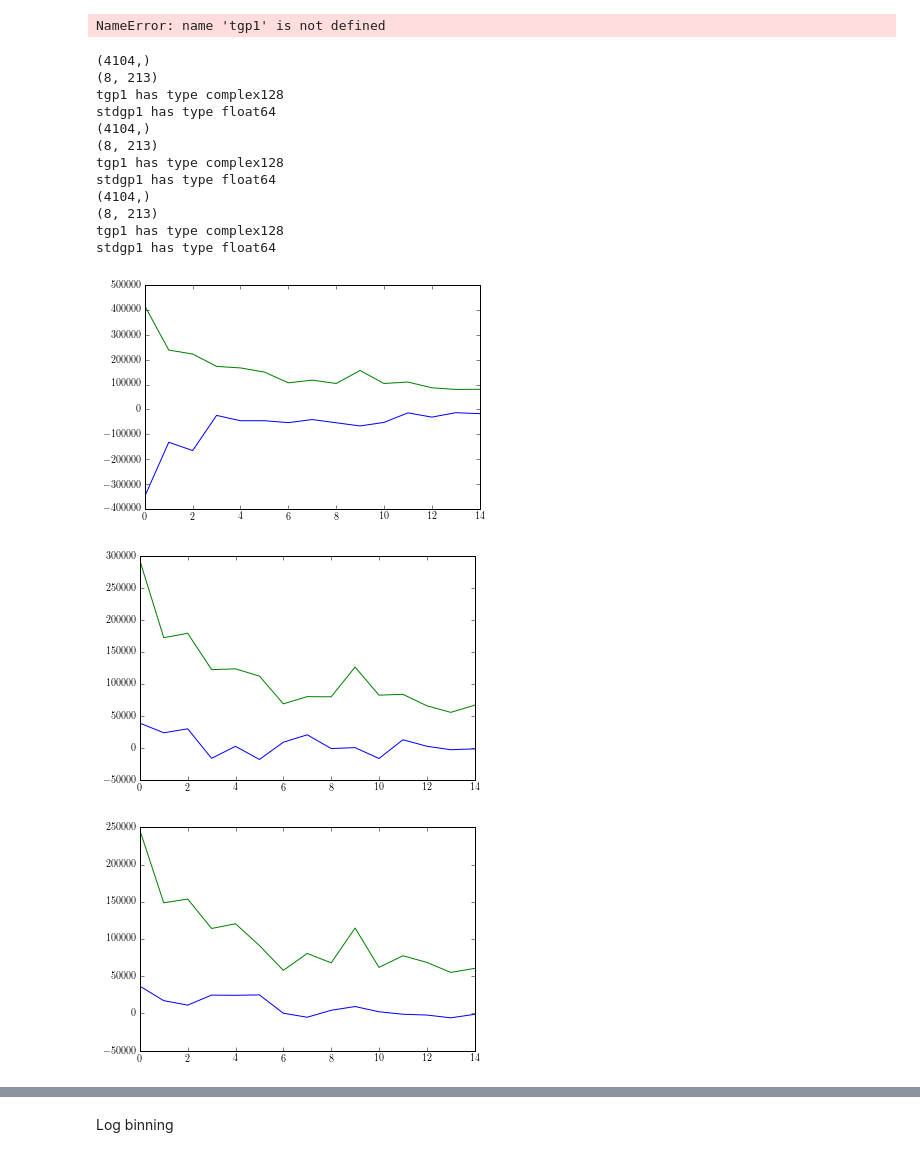
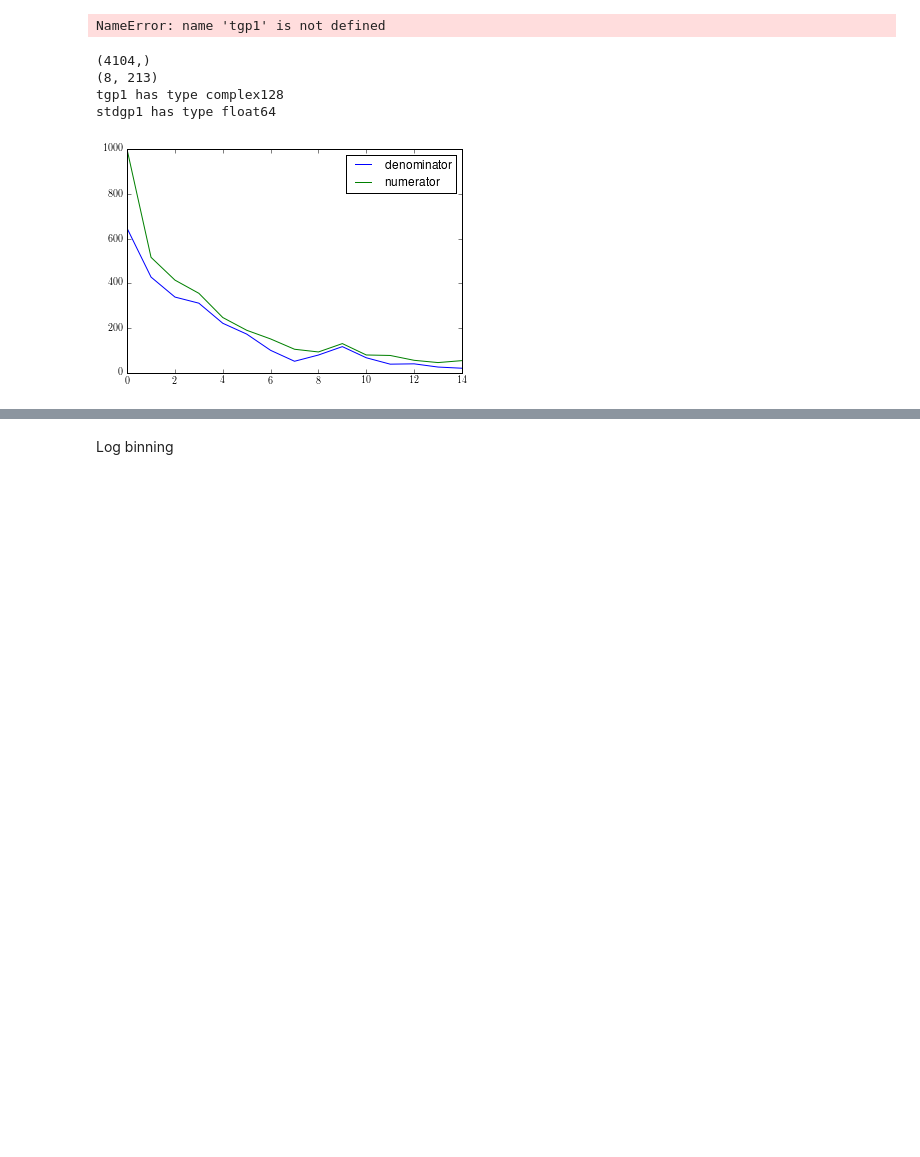
Before and after one commit to xiaozhengxu/scint_analysis, a Jupyter notebook: EVN_crab/process_frequency.ipynb, the cells around one changed output, grey strips where cells are left out. Drawn from its saved outputs; the diff is of its cells as text; code cells hidden in the pictures; blank space fills up the shorter version.

Commit message:
adding testing method

```diff
--- a/EVN_crab/process_frequency.ipynb
+++ b/EVN_crab/process_frequency.ipynb
@@ -267,9 +310,8 @@ def find_cc((fs1,fs1bg),(fs2,fs2bg), binned = 0, bin_no=16):
     fgp2bg=process_freq_spec(fs2bg,nchan,draw=0)
     tgp2bg=transform_to_timelag(fgp2bg,draw = 0)
 
-
+    time_lag_values = np.linspace(0,15,213)
     if binned:
-        time_lag_values = np.linspace(0,15,213)
 #         bins = np.logspace(np.log10(time_lag_values[1]),np.log10(15),bin_no)
         bins = np.linspace(0,15,bin_no)
         numerator_8 = np.zeros(shape = (0,bin_no-1))
@@ -279,7 +321,7 @@ def find_cc((fs1,fs1bg),(fs2,fs2bg), binned = 0, bin_no=16):
     for k in range(8):
         if binned:
             numerator = np.real(tgp1[k]*np.conj(tgp2[k]))
-            numerator_8 = np.append(numerator_8,np.array([bin_data(time_lag_values,numerator,bins)]) ,0)
+            numerator_8 = np.append(numerator_8,np.array([bin_data(time_lag_values,numerator,bins)]),0)
         else:
             numerator_8 = np.append(numerator_8,np.array([tgp1[k]*np.conj(tgp2[k])]),0)
 
@@ -289,6 +331,15 @@ def find_cc((fs1,fs1bg),(fs2,fs2bg), binned = 0, bin_no=16):
 #     print bgstd2[:10]
     numerator = numerator_8.mean(0)
 
+#     tgp1b = np.zeros(shape = (0,bin_no-1))
+#     tgp2b = np.zeros(shape = (0,bin_no-1))
+#     for k in range(8):
+#         tgp1b = np.append(tgp1b,np.array([bin_data(time_lag_values,tgp1[k],bins)]),0)
+#         tgp2b = np.append(tgp2b,np.array([bin_data(time_lag_values,tgp2[k],bins)]),0)
+
+#     denominator = np.std(tgp1b)*np.std(tgp2b)
+
+#     The old method of getting standard deviation
     stdgp1 = find_std(tgp1)
     print 'tgp1 has type', tgp1.dtype
     print 'stdgp1 has type',stdgp1.dtype
@@ -299,17 +350,25 @@ def find_cc((fs1,fs1bg),(fs2,fs2bg), binned = 0, bin_no=16):
         bgstd1b = bin_data(time_lag_values,bgstd1,bins)
         bgstd2b = bin_data(time_lag_values,bgstd2,bins)
         denominator = np.sqrt((stdgp1b**2-bgstd1b**2)*(stdgp2b**2-bgstd2b**2))
-#         denominator = np.sqrt((stdgp1b**2)*(stdgp2b**2))
+#         denominator = stdgp1b*stdgp2b
 #         denominator = bin_data(time_lag_values,np.std((tgp1*np.conj(tgp2)),axis=0),bins)
     else:
         denominator = np.sqrt((stdgp1**2-bgstd1**2)*(stdgp2**2-bgstd2**2))
-#         denominator = np.sqrt((stdgp1**2)*(stdgp2**2))
+#         denominator = stdgp1*stdgp2
 #         denominator = np.std((tgp1*np.conj(tgp2)),axis=0)
+
+
     cc = numerator/denominator
     figure()
-    plot(numerator, label = 'numerator')
-    plot(denominator, label = 'denominator')
-
+    if binned:
+        plot(bins[:-1],denominator,label = 'denominator')
+        plot(bins[:-1], numerator, label = 'numerator')
+    else:
+        plot(time_lag_values, numerator, label = 'numerator')
+        plot(time_lag_values,denominator,label = 'denominator')
+#     print 'denominator is ',denominator
+#     title('Numerator and denominator of cc between {} {}'.format(tele1,))
+    legend()
     return cc
 # %% [markdown]
 Linear binning
@@ -320,45 +379,35 @@ NameError: name 'tgp1' is not defined
 # %%
 i = 235
 j = 85
 # fs1ef = load_gp(text_lines[i-1],'ef',512)
 # fs2ef = load_gp(text_lines[j-1],'ef',512)
 # fs1jb = load_gp(text_lines[i-1],'jb',512)
 # fs2jb = load_gp(text_lines[j-1],'jb',512)
 time_string1 = '2015-10-19T00:17:47.415' # S/N = 89!, main pulse
 time_string2 = '2015-10-19T02:35:26.143' # S/N = 43, main pulse
 time_string3 = '2015-10-19T02:06:52.280' #S/N = 7.9, inter pulse
 time_string4 = '2015-10-19T02:06:58.031' #S/N = 9.6, main pulse
 
 time_string5 = '2015-10-18T23:47:20.315' #S/N = 11, interpulse
 time_string6 = '2015-10-18T23:47:20.807' #S/N = 11, main pulse
 
 time_string7 = '2015-10-19T00:37:14.418' #S/N = 13, main pulse
 time_string8 = '2015-10-19T00:37:15.126' #S/N = 7.2, main pulse
 
 S_N2 = 43
 S_N1 = 89
 #Using robert's data
 ccefjb = find_cc(load_gp(time_string1,'ef',512),load_gp(time_string1,'jb',512),binned=1)
-ccjbwb = find_cc(load_gp(time_string1,'jb',512),load_gp(time_string1,'wb',512),binned=1)
-ccefwb = find_cc(load_gp(time_string1,'ef',512),load_gp(time_string1,'wb',512),binned=1)
+# ccjbwb = find_cc(load_gp(time_string1,'jb',512),load_gp(time_string1,'wb',512),binned=1)
+# ccefwb = find_cc(load_gp(time_string1,'ef',512),load_gp(time_string1,'wb',512),binned=1)
 
 #Getting data from my frequency array
 # ccef1 = find_cc1(freq_values[i-1],freq_values[j-1],binned=1)
 # %% [output]
 (4104,)
 (8, 213)
 tgp1 has type complex128
 stdgp1 has type float64
-(4104,)
-(8, 213)
-tgp1 has type complex128
-stdgp1 has type float64
-(4104,)
-(8, 213)
-tgp1 has type complex128
-stdgp1 has type float64
-[figure, old version]
+[figure, new version]
-[figure, removed]
-[figure, removed]
 # %%
 '''Linear plotting'''
```
Also changed, not shown: parts of 6 cells of this notebook.
